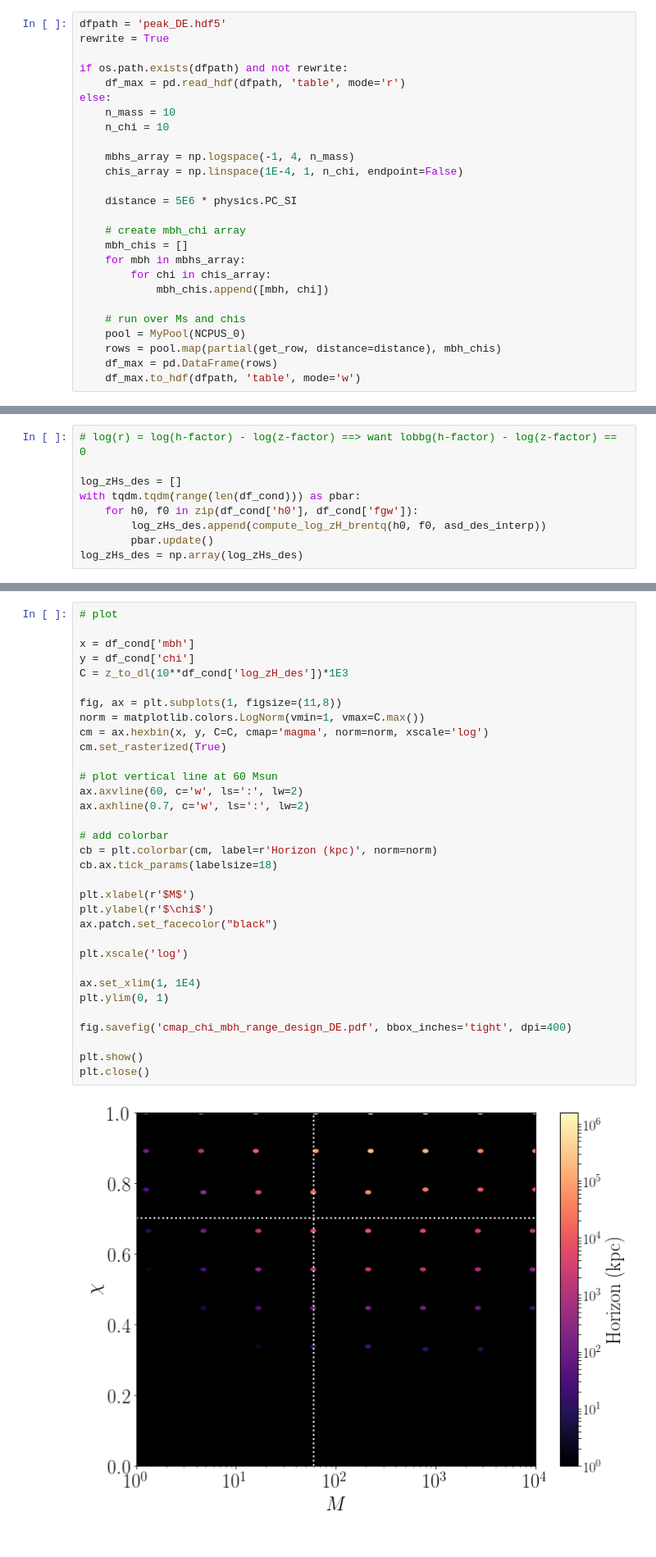
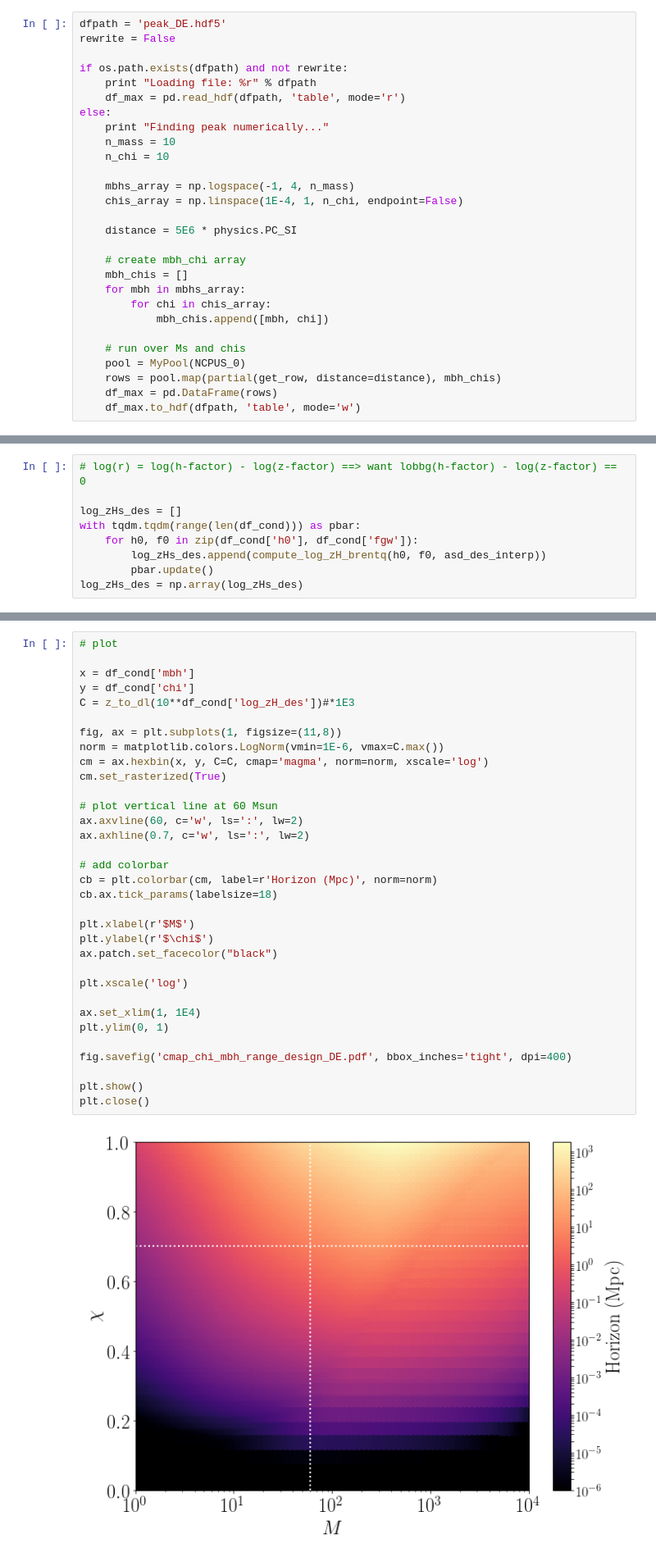
Before and after one commit to maxisi/gwaxion, a Jupyter notebook: examples/horizon_DE.ipynb, the cells around one changed output, grey strips where cells are left out. Shown at 82% size. Cells and saved outputs as stored; diff of their text form.

```diff
--- a/examples/horizon_DE.ipynb
+++ b/examples/horizon_DE.ipynb
@@ -166,11 +166,13 @@ def get_row(mbh_chi, distance=1):
 Load source-frame quantities from disk, or create if not found
 # %%
 dfpath = 'peak_DE.hdf5'
-rewrite = True
+rewrite = False
 
 if os.path.exists(dfpath) and not rewrite:
+    print "Loading file: %r" % dfpath
     df_max = pd.read_hdf(dfpath, 'table', mode='r')
 else:
+    print "Finding peak numerically..."
     n_mass = 10
     n_chi = 10
 
@@ -302,37 +307,37 @@ df_cond.to_hdf('peak_horizon_des_DE.hdf5', 'table', mode='w')
 # plot
 
 x = df_cond['mbh']
 y = df_cond['chi']
-C = z_to_dl(10**df_cond['log_zH_des'])*1E3
+C = z_to_dl(10**df_cond['log_zH_des'])#*1E3
 
 fig, ax = plt.subplots(1, figsize=(11,8))
-norm = matplotlib.colors.LogNorm(vmin=1, vmax=C.max())
+norm = matplotlib.colors.LogNorm(vmin=1E-6, vmax=C.max())
 cm = ax.hexbin(x, y, C=C, cmap='magma', norm=norm, xscale='log')
 cm.set_rasterized(True)
 
 # plot vertical line at 60 Msun
 ax.axvline(60, c='w', ls=':', lw=2)
 ax.axhline(0.7, c='w', ls=':', lw=2)
 
 # add colorbar
-cb = plt.colorbar(cm, label=r'Horizon (kpc)', norm=norm)
+cb = plt.colorbar(cm, label=r'Horizon (Mpc)', norm=norm)
 cb.ax.tick_params(labelsize=18)
 
 plt.xlabel(r'$M$')
 plt.ylabel(r'$\chi$')
 ax.patch.set_facecolor("black")
 
 plt.xscale('log')
 
 ax.set_xlim(1, 1E4)
 plt.ylim(0, 1)
 
 fig.savefig('cmap_chi_mbh_range_design_DE.pdf', bbox_inches='tight', dpi=400)
 
 plt.show()
 plt.close()
 # %% [output]
-[figure, old version]
+[figure, new version]
 # %%
 print "Maximum redshift: %.2e" % (10**df_cond['log_zH_des'].max())
 test_z = 10**compute_log_zH_brentq(5E-26, 200, asd_des_interp)
```
Also changed, not shown: parts of 13 cells of this notebook, 5 other files.
